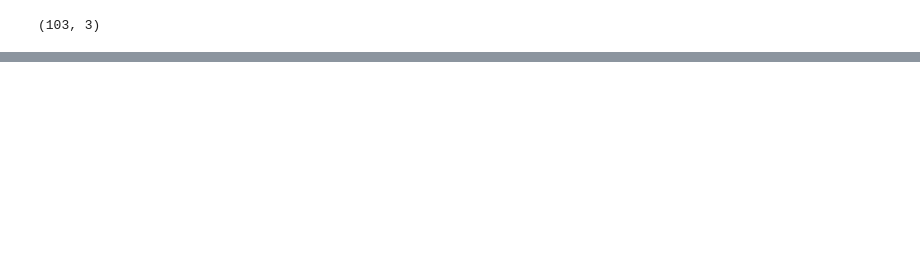
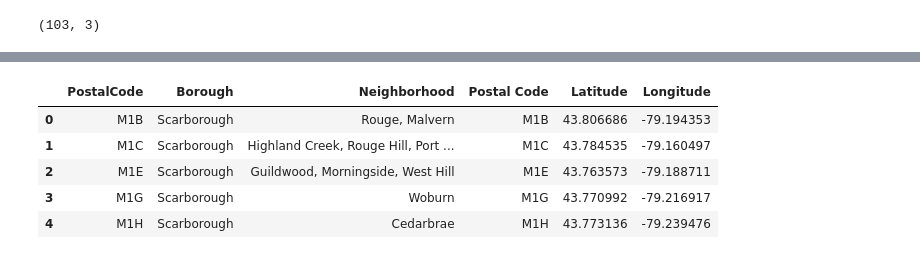
Before and after one commit to vatsal220/Data-Science-Capstone-Project, a Jupyter notebook: Segmenting and Clustering Neighborhoods in Toronto.ipynb, the cells around one changed output, grey strips where cells are left out. Cells and saved outputs as stored; diff of their text form; code cells hidden in the pictures; blank space fills up the shorter version.

```diff
--- a/Segmenting and Clustering Neighborhoods in Toronto.ipynb
+++ b/Segmenting and Clustering Neighborhoods in Toronto.ipynb
@@ -50,0 +21,3 @@ final
+# %%
+df.columns = ['PostalCode','Borough','Neighborhood'] #rename the columns as required
+df = df[1:] #delete first row as it was the original titles
@@ -50,0 +56,5 @@ final
+# %%
+#group by PostalCode, and join values of Neighborhood for the same PostalCode by comma.
+#df[['PostalCode','Neighborhood']]=df.groupby('PostalCode')['Neighborhood'].agg([('Neighborhood', ', '.join)]).reset_index()
+
+df = df.groupby(['PostalCode','Borough'])['Neighborhood'].apply(', '.join).reset_index()
@@ -50,0 +89,9 @@ final
+# %%
+df_size = df.index.size #get index size
+n=0 #initialize n
+for n in range(0,df_size): #iterate rows
+    if df.iloc[n,2]=='Not assigned': #check if not assigned on Neighborhood
+        print('Before ',df.iloc[n,2],'and should be',df.iloc[n,1])
+        df.iloc[n,2]=df.iloc[n,1] #replace not assigned neighborhood with Borough
+        print('Now ',df.iloc[n,2],'is',df.iloc[n,1])
+        n=n+1
@@ -54,0 +129,10 @@ df.shape
+# %%
+df_geo = df.merge(geodata, how='left', left_on='PostalCode', right_on='Postal Code')
+df_geo.head()
+# %% [output]
+|  | PostalCode | Borough | Neighborhood | Postal Code | Latitude | Longitude |
+| 0 | M1B | Scarborough | Rouge, Malvern | M1B | 43.806686 | -79.194353 |
+| 1 | M1C | Scarborough | Highland Creek, Rouge Hill, Port ... | M1C | 43.784535 | -79.160497 |
+| 2 | M1E | Scarborough | Guildwood, Morningside, West Hill | M1E | 43.763573 | -79.188711 |
+| 3 | M1G | Scarborough | Woburn | M1G | 43.770992 | -79.216917 |
+| 4 | M1H | Scarborough | Cedarbrae | M1H | 43.773136 | -79.239476 |
```
Also changed, not shown: parts of 39 cells of this notebook.
